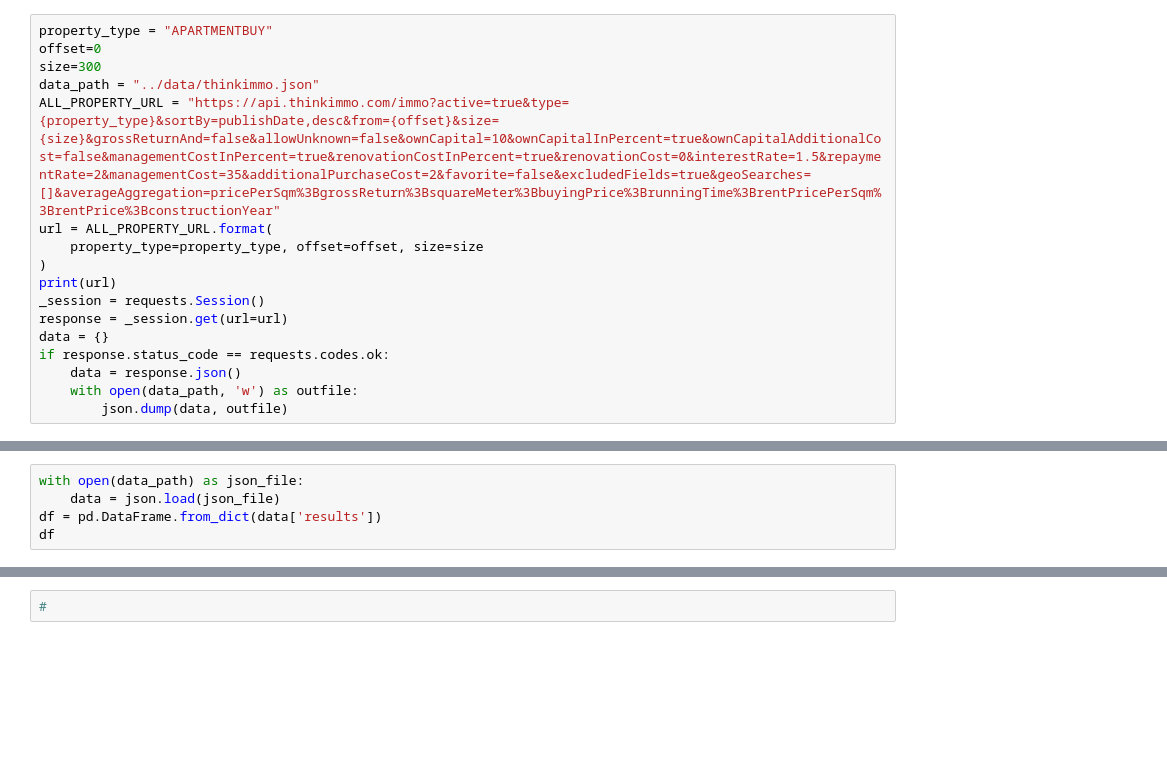
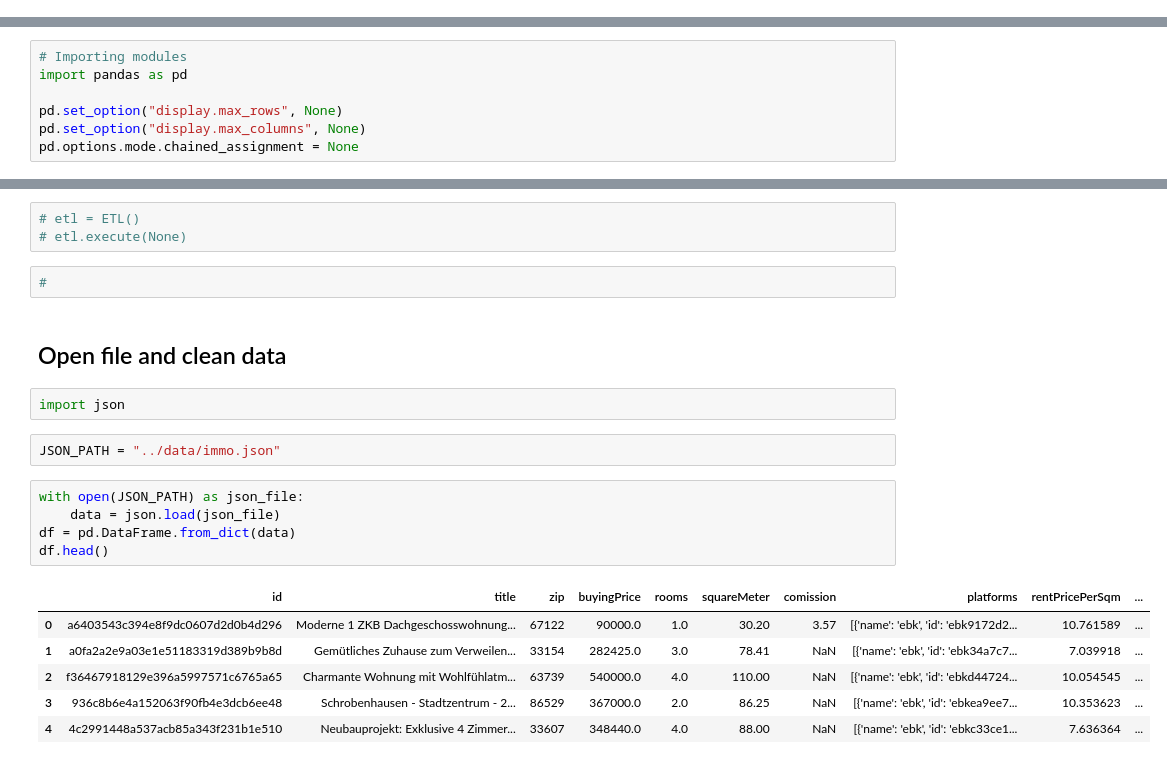
Before and after one commit to FollowJack/awesome-dataengineer-masterclass, a Jupyter notebook: 02_real_estate_roi_calculator/notebooks/playfield.ipynb, the cells around one changed output, grey strips where cells are left out. Saved outputs shown, nothing was run; the diff lists cells and outputs as text; blank space fills up the shorter version.

```diff
--- a/02_real_estate_roi_calculator/notebooks/playfield.ipynb
+++ b/02_real_estate_roi_calculator/notebooks/playfield.ipynb
@@ -6,17 +0,0 @@ import json
-# %%
-property_type = "APARTMENTBUY"
-offset=0
-size=300
-data_path = "../data/thinkimmo.json"
-ALL_PROPERTY_URL = "https://api.thinkimmo.com/immo?active=true&type={property_type}&sortBy=publishDate,desc&from={offset}&size={size}&grossReturnAnd=false&allowUnknown=false&ownCapital=10&ownCapitalInPercent=true&ownCapitalAdditionalCost=false&managementCostInPercent=true&renovationCostInPercent=true&renovationCost=0&interestRate=1.5&repaymentRate=2&managementCost=35&additionalPurchaseCost=2&favorite=false&excludedFields=true&geoSearches=[]&averageAggregation=pricePerSqm%3BgrossReturn%3BsquareMeter%3BbuyingPrice%3BrunningTime%3BrentPricePerSqm%3BrentPrice%3BconstructionYear"
-url = ALL_PROPERTY_URL.format(
-    property_type=property_type, offset=offset, size=size
-)
-print(url)
-_session = requests.Session()
-response = _session.get(url=url)
-data = {}
-if response.status_code == requests.codes.ok:
-    data = response.json()
-    with open(data_path, 'w') as outfile:
-        json.dump(data, outfile)
@@ -29,5 +0,0 @@ data_path
-# %%
-with open(data_path) as json_file:
-    data = json.load(json_file)
-df = pd.DataFrame.from_dict(data['results'])
-df
@@ -56,0 +13,7 @@ ValueError: Mixing dicts with non-Series may lead to ambiguous ordering.
+# %%
+# Importing modules
+import pandas as pd
+
+pd.set_option("display.max_rows", None)
+pd.set_option("display.max_columns", None)
+pd.options.mode.chained_assignment = None
@@ -57,2 +28,23 @@ ValueError: Mixing dicts with non-Series may lead to ambiguous ordering.
+# %%
+# etl = ETL()
+# etl.execute(None)
 # %%
 #
+# %% [markdown]
+## Open file and clean data
+# %%
+import json
+# %%
+JSON_PATH = "../data/immo.json"
+# %%
+with open(JSON_PATH) as json_file:
+    data = json.load(json_file)
+df = pd.DataFrame.from_dict(data)
+df.head()
+# %% [output]
+|  | id | title | zip | buyingPrice | rooms | squareMeter | comission | platforms | rentPricePerSqm | ... |
+| 0 | a6403543c394e8f9dc0607d2d0b4d296 | Moderne 1 ZKB Dachgeschosswohnung... | 67122 | 90000.0 | 1.0 | 30.20 | 3.57 | [{'name': 'ebk', 'id': 'ebk9172d2... | 10.761589 | ... |
+| 1 | a0fa2a2e9a03e1e51183319d389b9b8d | Gemütliches Zuhause zum Verweilen... | 33154 | 282425.0 | 3.0 | 78.41 | NaN | [{'name': 'ebk', 'id': 'ebk34a7c7... | 7.039918 | ... |
+| 2 | f36467918129e396a5997571c6765a65 | Charmante Wohnung mit Wohlfühlatm... | 63739 | 540000.0 | 4.0 | 110.00 | NaN | [{'name': 'ebk', 'id': 'ebkd44724... | 10.054545 | ... |
+| 3 | 936c8b6e4a152063f90fb4e3dcb6ee48 | Schrobenhausen - Stadtzentrum - 2... | 86529 | 367000.0 | 2.0 | 86.25 | NaN | [{'name': 'ebk', 'id': 'ebkea9ee7... | 10.353623 | ... |
+| 4 | 4c2991448a537acb85a343f231b1e510 | Neubauprojekt: Exklusive 4 Zimmer... | 33607 | 348440.0 | 4.0 | 88.00 | NaN | [{'name': 'ebk', 'id': 'ebkc33ce1... | 7.636364 | ... |
```
Also changed, not shown: parts of 32 cells of this notebook, 16 other files.
